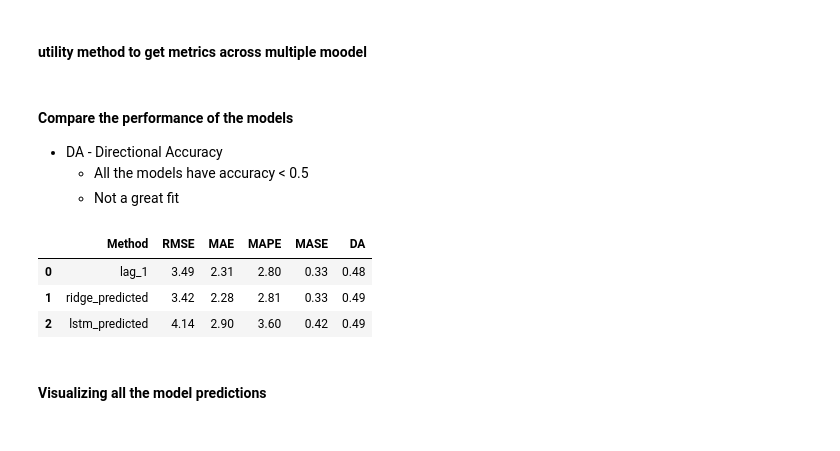
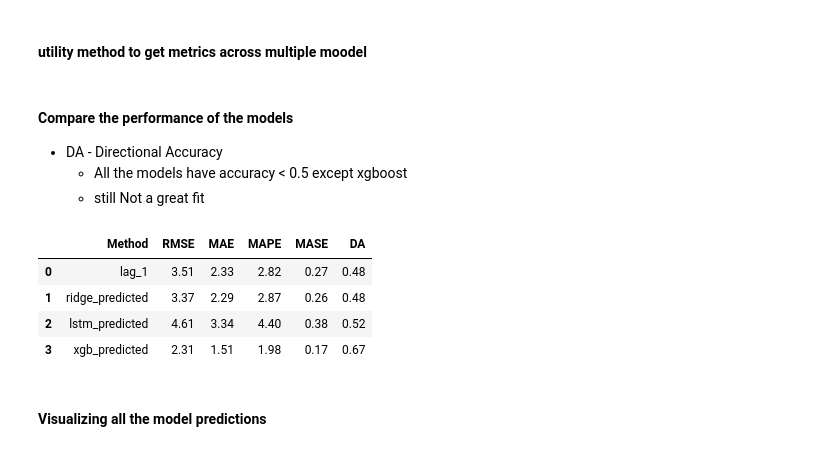
Before and after one commit to sunithak999/AA501_Project, a Jupyter notebook: model_comparision.ipynb, the cells around one changed output. Drawn from its saved outputs; the diff is of its cells as text; code cells hidden in the pictures.

```diff
--- a/model_comparision.ipynb
+++ b/model_comparision.ipynb
@@ -52,20 +103,18 @@ def create_dataset(data, lag=1):
 # %%
-df_stock = pd.read_csv(f'./data/{stock}_weekly_adjusted.csv', header=0, index_col=0, parse_dates=[0], thousands=',')
-ddf_stock=df_stock.sort_index(ascending=True,inplace=True) ## As the Data is in Descending order
 
-ts = df_stock['Adjusted Close'].values
-
-# Use the 'Adjusted Close' prices for analysis
-ts = df_stock['Adjusted Close'].values
 
 # Normalize the actual prices
 scaler = MinMaxScaler()
 ts = ts.reshape(-1, 1)  # Reshape for scaler
 ts_scaled = scaler.fit_transform(ts)
 
+earningsScaler=MinMaxScaler()
+earnings=df_stock['earnings'].values.reshape(-1, 1)
+earnings_scaled=earningsScaler.fit_transform(earnings)
+
 # Set time step for LSTM
-time_step = 10  # Number of previous days to use for predicting the next day
-X, y,dates = create_dataset(ts_scaled, time_step)
+# time_step = 10  # Number of previous days to use for predicting the next day
+X, y = create_dataset_WithEarnings(ts_scaled,earnings_scaled, time_step)
 
 
 # Split data into training and testing sets
@@ -115,11 +181,19 @@ Mean Squared Error: 0.0003579683702126206
 #### 2.3 Capture the predictions into a Data Frame
 # %%
 inp=pd.DataFrame(X.reshape(X.shape[0],X.shape[1]))
-inp.columns=[f'lag_{10-i}' for i in range(time_step)]
+columns=[f'lag_{time_step-i}' for i in range(time_step)]
+columns.append('earnings')
+inp.columns=columns
 inp['observed']=y
 inp['ridge_predicted']=ridge.predict(X)
+temp=inp['earnings']
+inp=inp.drop(columns=['earnings'])
 inp_scaled=scaler.inverse_transform(inp)
+
 # inp_scaled['date']=dates
-result_df=pd.DataFrame(inp_scaled,columns=inp.columns)
+result_df=pd.DataFrame(inp_scaled)
+result_df['earnings']=earningsScaler.inverse_transform([temp]).reshape(1,-1)[0]
+result_df.columns=[*inp.columns,'earnings']
+
 result_df
 # %% [output]
@@ -250,0 +325,5 @@ result_df
+# %%
+from xgboost import XGBRFRegressor
+model = XGBRFRegressor(use_label_encoder=False, eval_metric='logloss')
+
+model.fit(X_train, y_train)
@@ -251,3 +345,8 @@ result_df
+# %%
+y_pred=model.predict(X)
+y_pred_inv_scaled=scaler.inverse_transform(np.reshape(y_pred,[-1,1]))
+y_pred_inv_scaled.reshape(1,-1)[0]
+result_df['xgb_predicted']=y_pred_inv_scaled.reshape(1,-1)[0]
 # %% [markdown]
 #### utility method to get metrics across multiple moodel
 # %%
@@ -297,16 +396,17 @@ def accuracy(df_forecast, y_train_series, seasonallity):
 #### Compare the performance of the models
 
 * DA - Directional Accuracy
-    * All the models have accuracy < 0.5
-    * Not a great fit
+    * All the models have accuracy < 0.5 except xgboost
+    * still Not a great fit
 # %%
 
-accuracy(result_df[['observed','lag_1','ridge_predicted','lstm_predicted']], result_df['observed'].values, time_step)
+accuracy(result_df[['observed','lag_1','ridge_predicted','lstm_predicted','xgb_predicted']], result_df['observed'].values, time_step)
 # %% [output]
 |  | Method | RMSE | MAE | MAPE | MASE | DA |
-| 0 | lag_1 | 3.49 | 2.31 | 2.80 | 0.33 | 0.48 |
-| 1 | ridge_predicted | 3.42 | 2.28 | 2.81 | 0.33 | 0.49 |
-| 2 | lstm_predicted | 4.14 | 2.90 | 3.60 | 0.42 | 0.49 |
+| 0 | lag_1 | 3.51 | 2.33 | 2.82 | 0.27 | 0.48 |
+| 1 | ridge_predicted | 3.37 | 2.29 | 2.87 | 0.26 | 0.48 |
+| 2 | lstm_predicted | 4.61 | 3.34 | 4.40 | 0.38 | 0.52 |
+| 3 | xgb_predicted | 2.31 | 1.51 | 1.98 | 0.17 | 0.67 |
 # %% [markdown]
 #### Visualizing all the model predictions
 # %%
```
Also changed, not shown: parts of 20 cells of this notebook.
